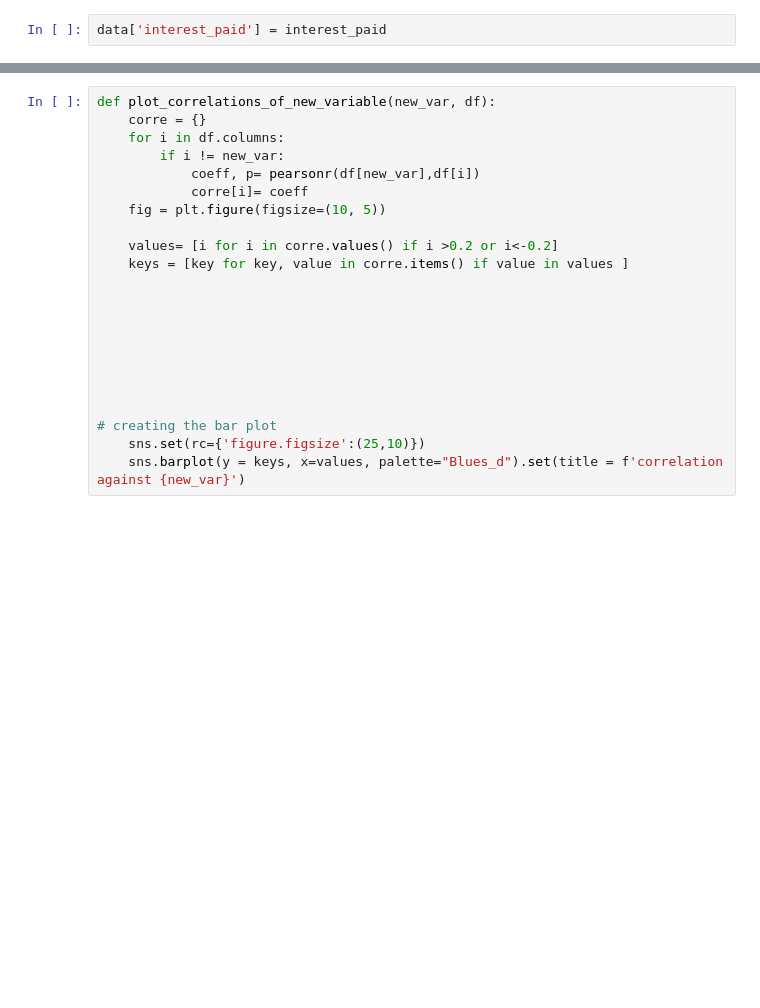
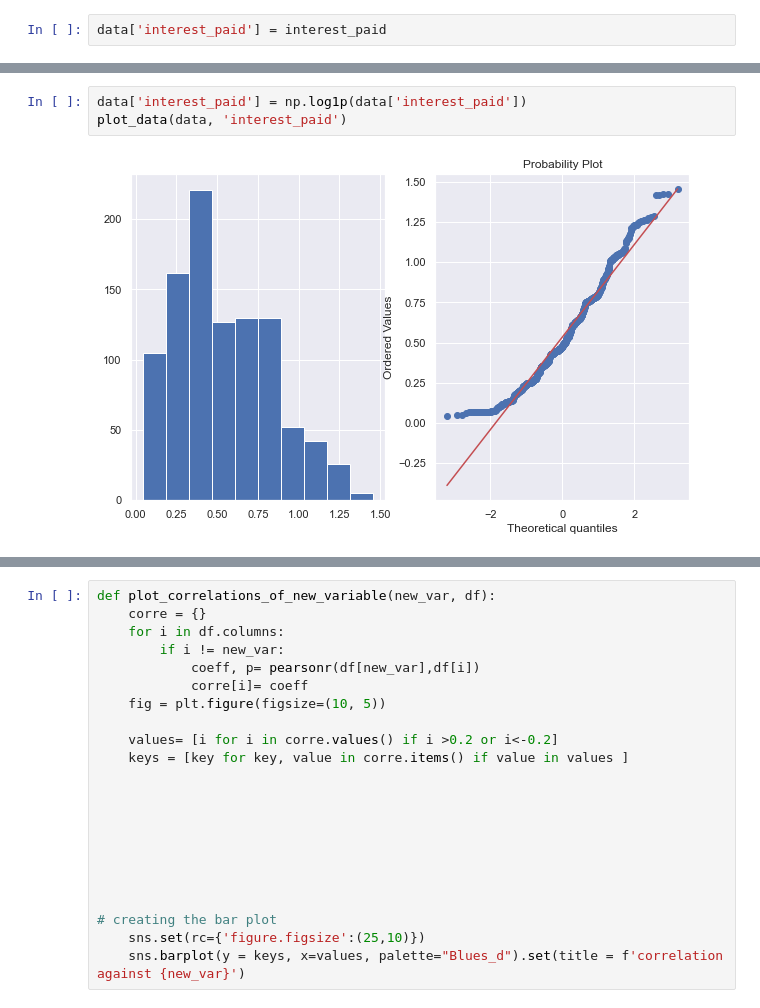
Before and after one commit to Praj-17/Loan-Creaditworthiness-classification, a Jupyter notebook: eda_advance.ipynb, the cells around one changed output, grey strips where cells are left out. Drawn from its saved outputs; the diff is of its cells as text; blank space fills up the shorter version.

```diff
--- a/eda_advance.ipynb
+++ b/eda_advance.ipynb
@@ -128,0 +123,5 @@ Index(['Primary_applicant_age_in_years', 'Number_of_dependents',
+# %%
+data['interest_paid'] = np.log1p(data['interest_paid'])
+plot_data(data, 'interest_paid')
+# %% [output]
+[figure, added]
```
Also changed, not shown: parts of 83 cells of this notebook, 3 other files.
